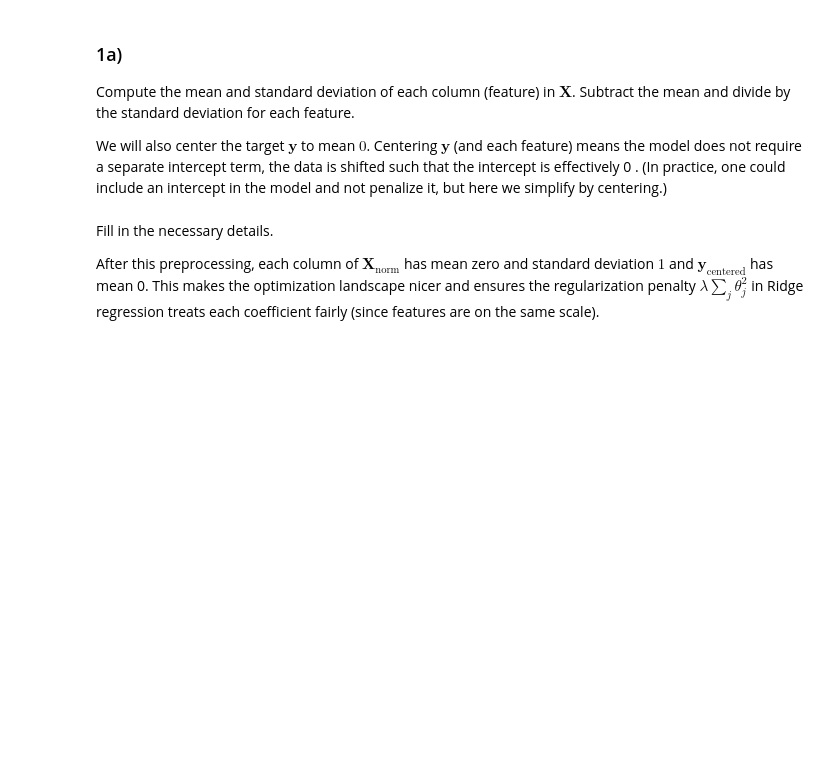
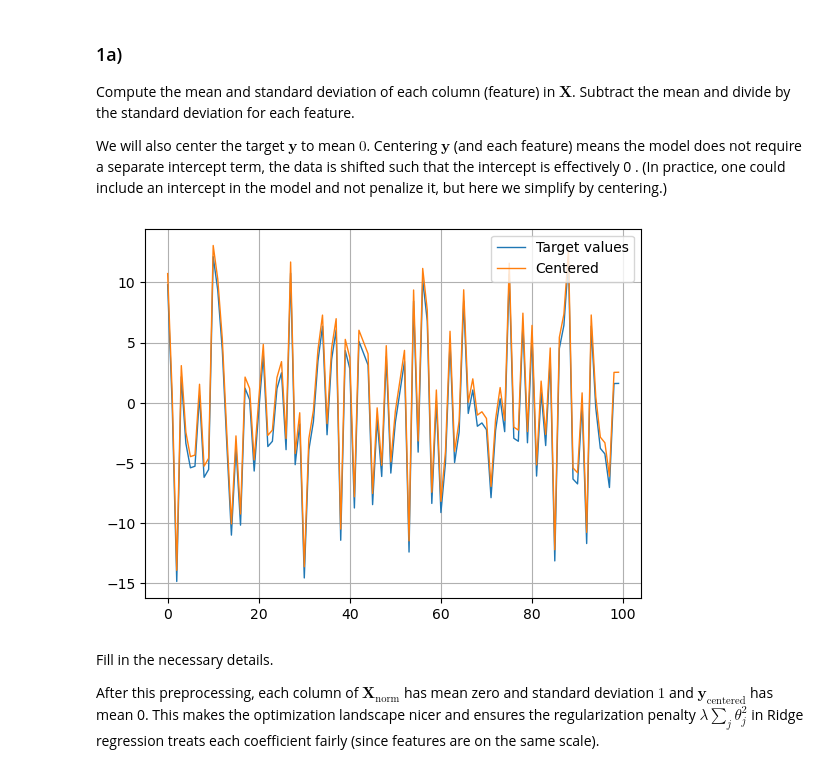
Before and after one commit to kjes4pres/FYS-STK4155, a Jupyter notebook: exercises/week36.ipynb, the cells around one changed output. Cells and saved outputs as stored; diff of their text form; code cells hidden in the pictures; blank space fills up the shorter version.

```diff
--- a/exercises/week36.ipynb
+++ b/exercises/week36.ipynb
@@ -35,6 +35,7 @@ Then we compute the target values $y$ using the linear combination $\boldsymbol{
 Below is the code to generate the dataset:
 # %%
 import numpy as np
+import matplotlib.pyplot as plt
 
 # Set random seed for reproducibility
 np.random.seed(0)
@@ -51,7 +52,8 @@ X = np.random.randn(n_samples, n_features)  # standard normal distribution
 
 # Generate target values y with a linear combination of X and theta_true, plus noise
 noise = 0.5 * np.random.randn(n_samples)    # Gaussian noise
-y = X.dot @ theta_true + noise
+#noise = 0
+y = X @ theta_true + noise
 # %% [markdown]
 This code produces a dataset where only features 0, 1, and 6
 significantly influence $\boldsymbol{y}$. The rest of the features have zero true
@@ -85,14 +87,22 @@ term, the data is shifted such that the intercept is effectively 0
 penalize it, but here we simplify by centering.)
 # %%
 # Standardize features (zero mean, unit variance for each feature)
-X_mean = X.mean(axis=0)
+X_mean = X.mean(axis=0) # The mean of each column/feature
 X_std = X.std(axis=0)
 X_std[X_std == 0] = 1  # safeguard to avoid division by zero for constant features
 X_norm = (X - X_mean) / X_std
 
 # Center the target to zero mean (optional, to simplify intercept handling)
-y_mean = ?
-y_centered = ?
+y_mean = y.mean()
+y_centered = y - y_mean
+# %%
+plt.plot(y, linewidth=1, label='Target values')
+plt.plot(y_centered, linewidth=1, label='Centered')
+
+plt.legend(loc='upper right')
+plt.grid()
+# %% [output]
+[figure, added]
 # %% [markdown]
 Fill in the necessary details.
 
```
Also changed, not shown: parts of 17 cells of this notebook.
